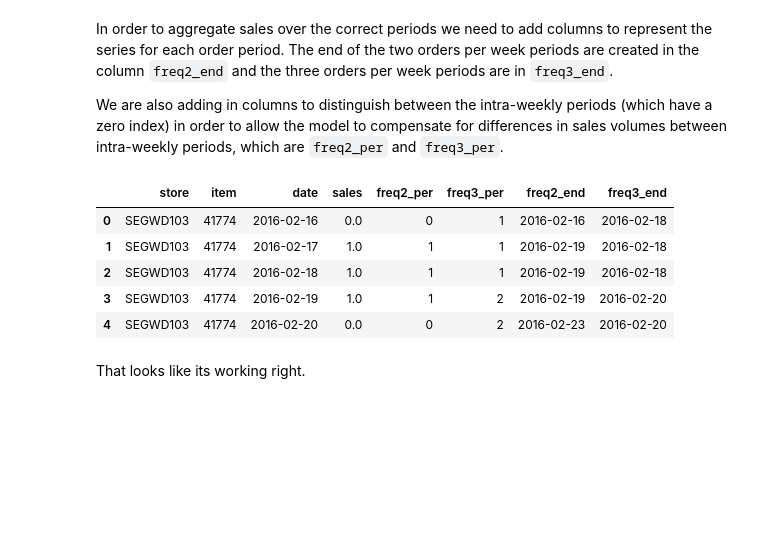
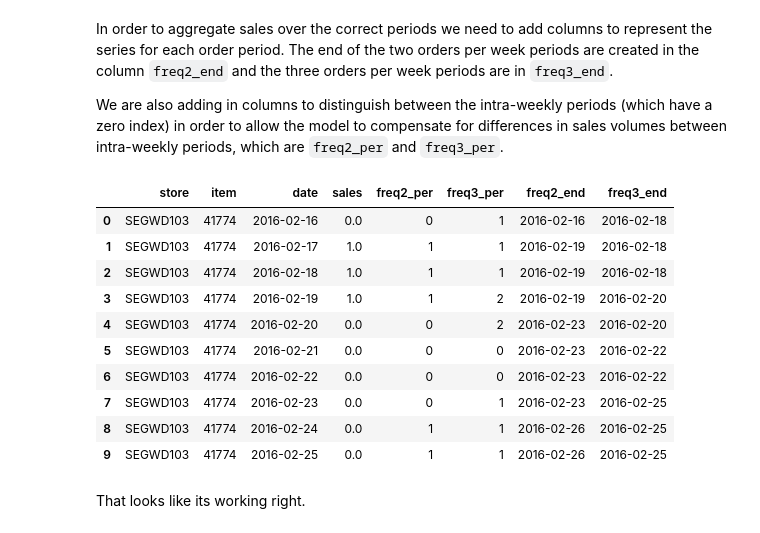
Before and after one commit to CalebEverett/store_model, a Jupyter notebook: store_model_2.ipynb, the cells around one changed output. Cells and saved outputs as stored; diff of their text form; code cells hidden in the pictures; blank space fills up the shorter version.

```diff
--- a/store_model_2.ipynb
+++ b/store_model_2.ipynb
@@ -257,7 +257,7 @@ for i, f in enumerate(freq):
 #     2. Create a boolean array with an entry for each record indicating whether
 #        the date of the record falls on a day of the week on which an intra-week
 #        period ends.
-#     3. Calculate the cumulative sum of the boolean area for the range of dates, which
+#     3. Calculate the cumulative sum of the boolean array for the range of dates, which
 #        will then represent the sequential period each date in our range belongs to.
 #     4. Index the cumulative sums by the range of dates to create a lookup table.
 #     5. Map the 'date' column in our data to the sequence number using the lookup table.
@@ -270,34 +270,39 @@ for i, f in enumerate(freq):
 # These are the days of the week that new periods begin on for order frequencies of two
 # and three times per week.
 period_ends = list([[2, 5],
                    [1, 4, 6]
                    ])
 
 # Execute the same process for each of our order frequencies
 for i, p in enumerate(period_ends):
     # Steps 1 through 4
     periods = pd.Series(dates.weekday).isin(period_ends[i]).cumsum()
     date_lookup = pd.DataFrame({'date': dates, 'period': periods})
     date_lookup.set_index('date', inplace=True)
 
     # Step 5
     seq_col = df_f['date'].map(date_lookup.period)
 
     # Step 6
     period_lookup = date_lookup.reset_index().groupby('period').max()
     period_lookup.to_csv('freq' + str(i+2) + '.csv')
 
     # Step 7
     df_f['freq' + str(i+2) + '_end'] = seq_col.map(period_lookup.date)
 
-df_f.head()
+df_f.head(10)
 # %% [output]
 |  | store | item | date | sales | freq2_per | freq3_per | freq2_end | freq3_end |
 | 0 | SEGWD103 | 41774 | 2016-02-16 | 0.0 | 0 | 1 | 2016-02-16 | 2016-02-18 |
 | 1 | SEGWD103 | 41774 | 2016-02-17 | 1.0 | 1 | 1 | 2016-02-19 | 2016-02-18 |
 | 2 | SEGWD103 | 41774 | 2016-02-18 | 1.0 | 1 | 1 | 2016-02-19 | 2016-02-18 |
 | 3 | SEGWD103 | 41774 | 2016-02-19 | 1.0 | 1 | 2 | 2016-02-19 | 2016-02-20 |
 | 4 | SEGWD103 | 41774 | 2016-02-20 | 0.0 | 0 | 2 | 2016-02-23 | 2016-02-20 |
+| 5 | SEGWD103 | 41774 | 2016-02-21 | 0.0 | 0 | 0 | 2016-02-23 | 2016-02-22 |
+| 6 | SEGWD103 | 41774 | 2016-02-22 | 0.0 | 0 | 0 | 2016-02-23 | 2016-02-22 |
+| 7 | SEGWD103 | 41774 | 2016-02-23 | 0.0 | 0 | 1 | 2016-02-23 | 2016-02-25 |
+| 8 | SEGWD103 | 41774 | 2016-02-24 | 0.0 | 1 | 1 | 2016-02-26 | 2016-02-25 |
+| 9 | SEGWD103 | 41774 | 2016-02-25 | 0.0 | 1 | 1 | 2016-02-26 | 2016-02-25 |
 # %% [markdown]
 That looks like its working right.
 # %% [markdown]
```
Also changed, not shown: parts of 13 cells of this notebook.
